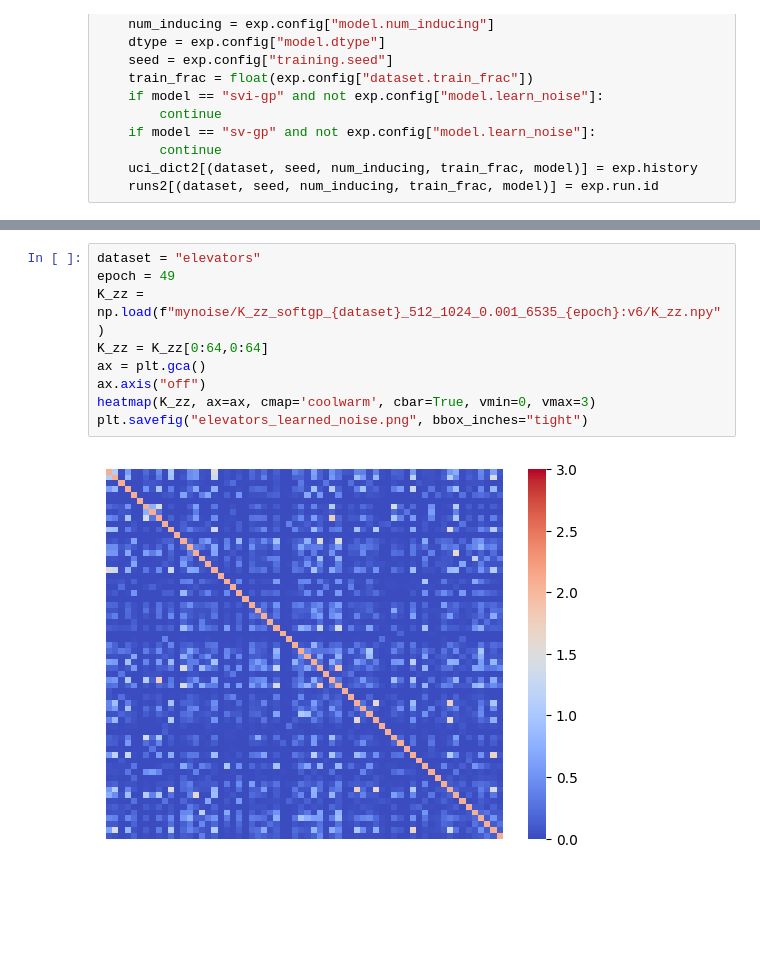
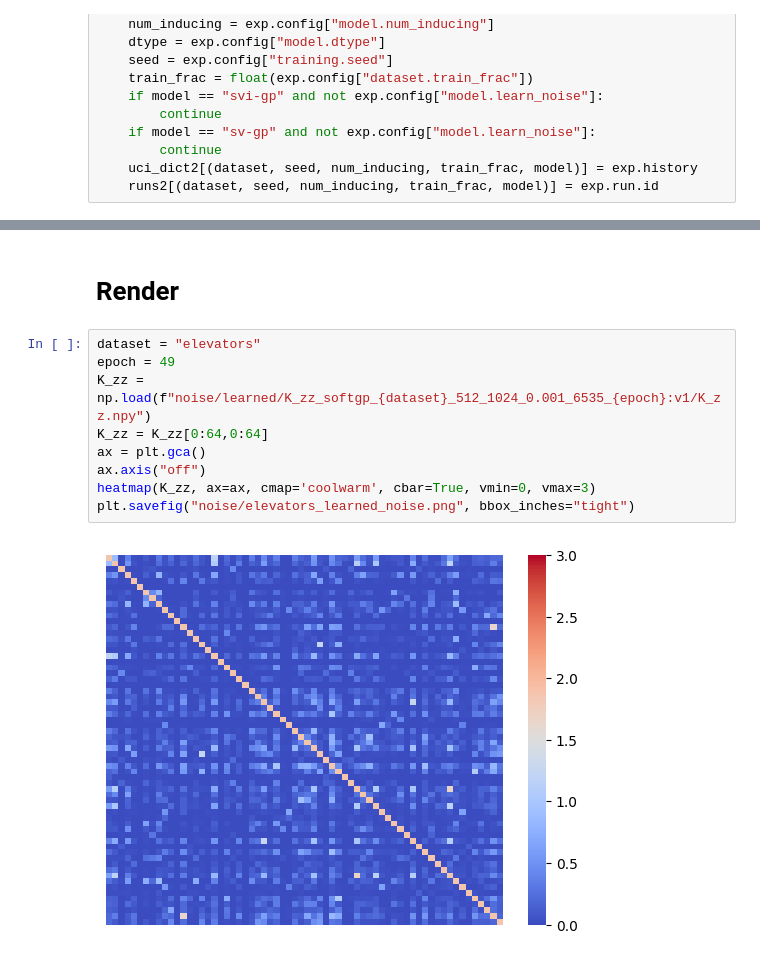
Before and after one commit to danehuang/softki, a Jupyter notebook: analysis/noise.ipynb, the cells around one changed output, grey strips where cells are left out. Cells and saved outputs as stored; diff of their text form; blank space fills up the shorter version.

Commit message:
update md22 and noise

```diff
--- a/analysis/noise.ipynb
+++ b/analysis/noise.ipynb
@@ -328,16 +320,18 @@ K_zz_softgp_houseelectric_512_1024_0.001_6535_20:v2
 wandb:   1 of 1 files downloaded.
 ... (187 outputs left out)
+# %% [markdown]
+# Render
 # %%
 dataset = "elevators"
 epoch = 49
-K_zz = np.load(f"mynoise/K_zz_softgp_{dataset}_512_1024_0.001_6535_{epoch}:v6/K_zz.npy")
+K_zz = np.load(f"noise/learned/K_zz_softgp_{dataset}_512_1024_0.001_6535_{epoch}:v1/K_zz.npy")
 K_zz = K_zz[0:64,0:64]
 ax = plt.gca()
 ax.axis("off")
 heatmap(K_zz, ax=ax, cmap='coolwarm', cbar=True, vmin=0, vmax=3)
-plt.savefig("elevators_learned_noise.png", bbox_inches="tight")
+plt.savefig("noise/elevators_learned_noise.png", bbox_inches="tight")
 # %% [output]
-[figure, old version]
+[figure, new version]
 # %%
 dataset = "elevators"
 epoch = 49
```
Also changed, not shown: parts of 15 cells of this notebook, 1 other file.
